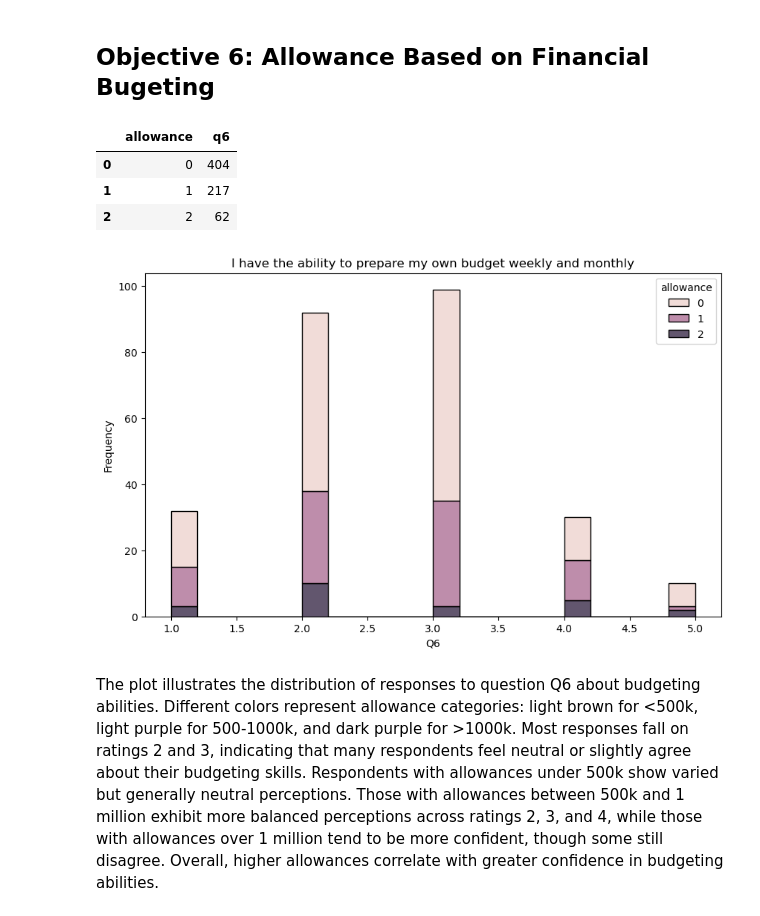
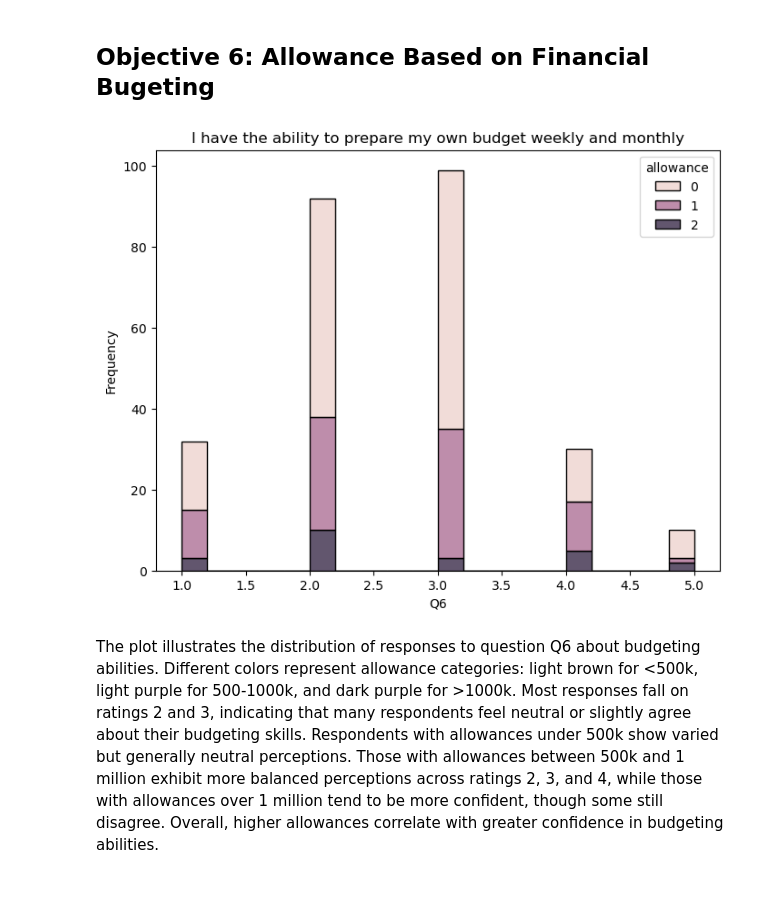
Before and after one commit to FTDS-assignment-bay/p2-final-project-ftds-006-bsd-group-001, a Jupyter notebook: final_project_NLP.ipynb, the cells around one changed output. Drawn from its saved outputs; the diff is of its cells as text; code cells hidden in the pictures; blank space fills up the shorter version.

```diff
--- a/final_project_NLP.ipynb
+++ b/final_project_NLP.ipynb
@@ -315,25 +318,16 @@ plt.show()
 The analysis reveals that females are more prevalent across all response scales, particularly on scales 2 and 3, indicating uncertainty or neutrality about their financial record-keeping abilities. In contrast, males, though fewer in number, are more evenly distributed across higher scales (3 and 4), suggesting greater confidence in their financial management skills. This suggests a need for financial literacy programs and interventions focused on women to boost their confidence and skills in managing finances. Males appear more confident despite their lower representation, highlighting the importance of targeted educational efforts to address these gaps.
 # %% [markdown]
 ## Objective 6: Allowance Based on Financial Bugeting
-# %%
-# allowance based on question 6
-allowance_q6 = df.groupby('allowance')['q6'].sum().reset_index()
-allowance_q6
-# %% [output]
-|  | allowance | q6 |
-| 0 | 0 | 404 |
-| 1 | 1 | 217 |
-| 2 | 2 | 62 |
 # %%
 # visualization with bar chart for question 3 based on allowance
-plt.figure(figsize=(10, 6))
+plt.figure(figsize=(8, 6))
 sns.histplot(data=df, x='q6', hue='allowance', multiple='stack', bins=20)
 plt.title('I have the ability to prepare my own budget weekly and monthly')
 plt.xlabel('Q6')
 plt.ylabel('Frequency')
 plt.show()
 # %% [output]
-[figure, old version]
+[figure, new version]
 # %% [markdown]
 The plot illustrates the distribution of responses to question Q6 about budgeting abilities. Different colors represent allowance categories: light brown for <500k, light purple for 500-1000k, and dark purple for >1000k. Most responses fall on ratings 2 and 3, indicating that many respondents feel neutral or slightly agree about their budgeting skills. Respondents with allowances under 500k show varied but generally neutral perceptions. Those with allowances between 500k and 1 million exhibit more balanced perceptions across ratings 2, 3, and 4, while those with allowances over 1 million tend to be more confident, though some still disagree. Overall, higher allowances correlate with greater confidence in budgeting abilities.
 # %% [markdown]
```
Also changed, not shown: parts of 21 cells of this notebook, 3 other files.
